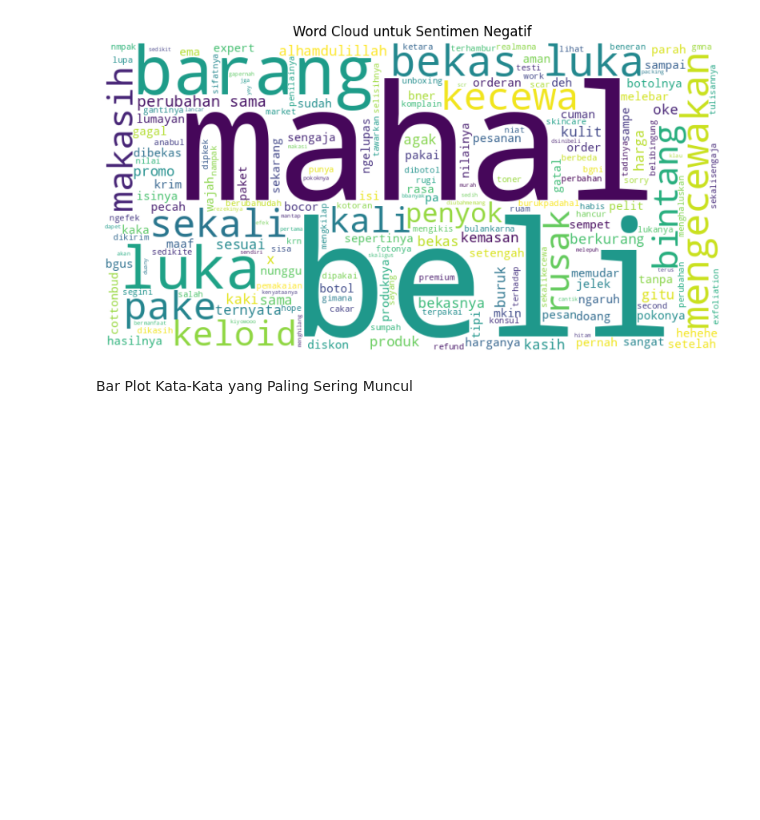
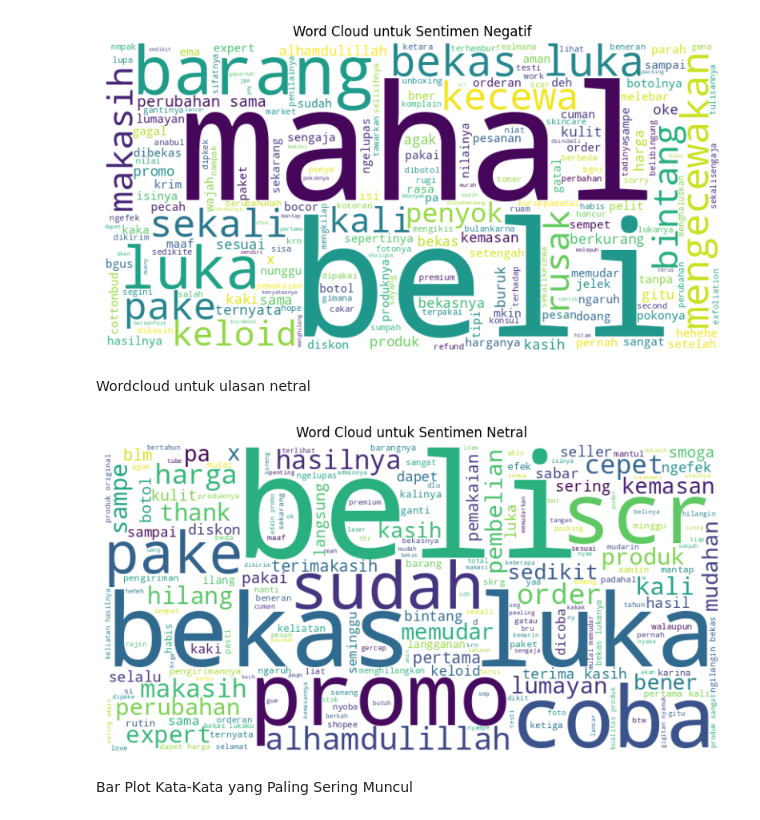
Before and after one commit to SofiNurul/SKRIPSI, a Jupyter notebook: Analisis_Sentiment_Produk_Penghilang_Bekas_Luka_Menggunakan_Naive_Bayes.ipynb, the cells around one changed output. Drawn from its saved outputs; the diff is of its cells as text; code cells hidden in the pictures; blank space fills up the shorter version.

```diff
--- a/Analisis_Sentiment_Produk_Penghilang_Bekas_Luka_Menggunakan_Naive_Bayes.ipynb
+++ b/Analisis_Sentiment_Produk_Penghilang_Bekas_Luka_Menggunakan_Naive_Bayes.ipynb
@@ -360,6 +360,18 @@ plt.title('Word Cloud untuk Sentimen Negatif')
 plt.show()
 # %% [output]
 [figure]
+# %% [markdown]
+Wordcloud untuk ulasan netral
+# %%
+netral_text = ' '.join(df[df['sentiment'] == 'neutral']['cleaned_content'])
+wordcloud_netral = WordCloud(width=800, height=400, background_color='white').generate(netral_text)
+plt.figure(figsize=(10, 5))
+plt.imshow(wordcloud_netral, interpolation='bilinear')
+plt.axis('off')
+plt.title('Word Cloud untuk Sentimen Netral')
+plt.show()
+# %% [output]
+[figure, added]
 # %% [markdown]
 Bar Plot Kata-Kata yang Paling Sering Muncul
 # %%
```
